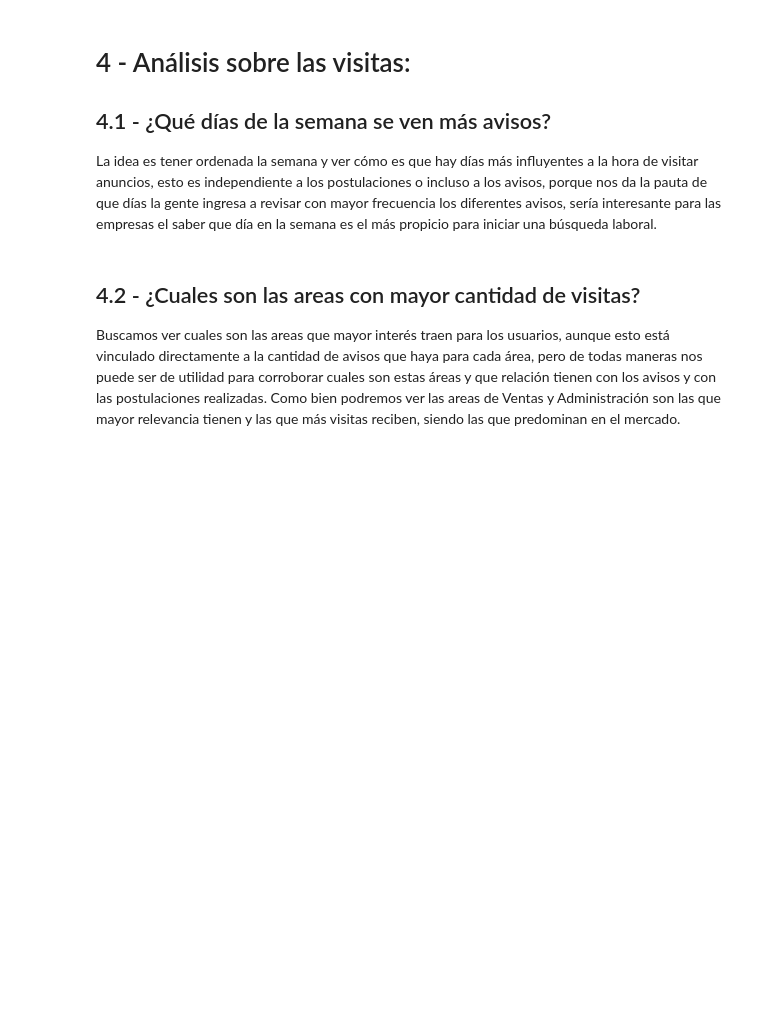
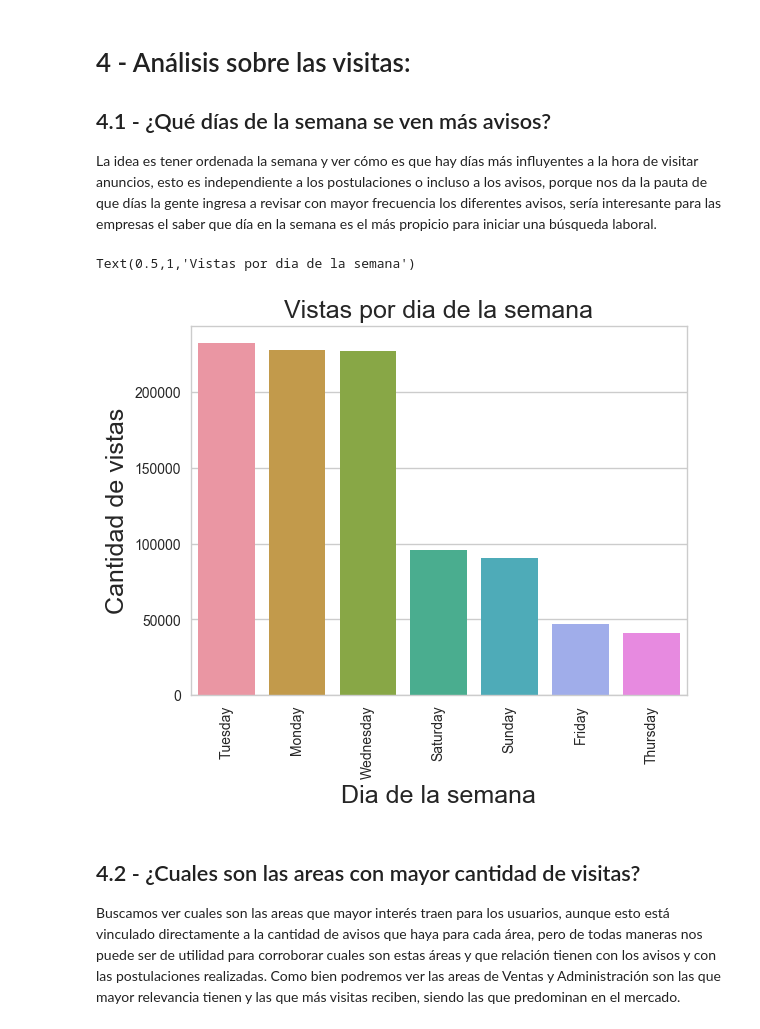
Before and after one commit to shizus/orga_datos_2018_1c, a Jupyter notebook: INFORME_TP1_REENTREGA.ipynb, the cells around one changed output. Saved outputs shown, nothing was run; the diff lists cells and outputs as text; code cells hidden in the pictures; blank space fills up the shorter version.

```diff
--- a/INFORME_TP1_REENTREGA.ipynb
+++ b/INFORME_TP1_REENTREGA.ipynb
@@ -353,10 +361,13 @@ La idea es tener ordenada la semana y ver cómo es que hay días más influyente
 # %%
 ## GRAFICAMOS LOS DÍAS DE LA SEMANA DONDE SE VISITAN MÁS AVISOS.
 g = sns.countplot(x='dia_semana', data=vistas_avisos, order=vistas_avisos['dia_semana'].value_counts().index, orient='v')
 g.set_xticklabels(g.get_xticklabels(),rotation=90)
-g.set_xlabel("Dia de la semana", fontsize=15)
-g.set_ylabel("Cantidad de vistas", fontsize=15)
-g.set_title("Vistas por dia de la semana", fontsize=15)
+g.set_xlabel("Dia de la semana", fontsize=18)
+g.set_ylabel("Cantidad de vistas", fontsize=18)
+g.set_title("Vistas por dia de la semana", fontsize=18)
+# %% [output]
+Text(0.5,1,'Vistas por dia de la semana')
+[figure, added]
 # %% [markdown]
 ## 4.2 - ¿Cuales son las areas con mayor cantidad de visitas?
 
```
Also changed, not shown: parts of 12 cells of this notebook.
